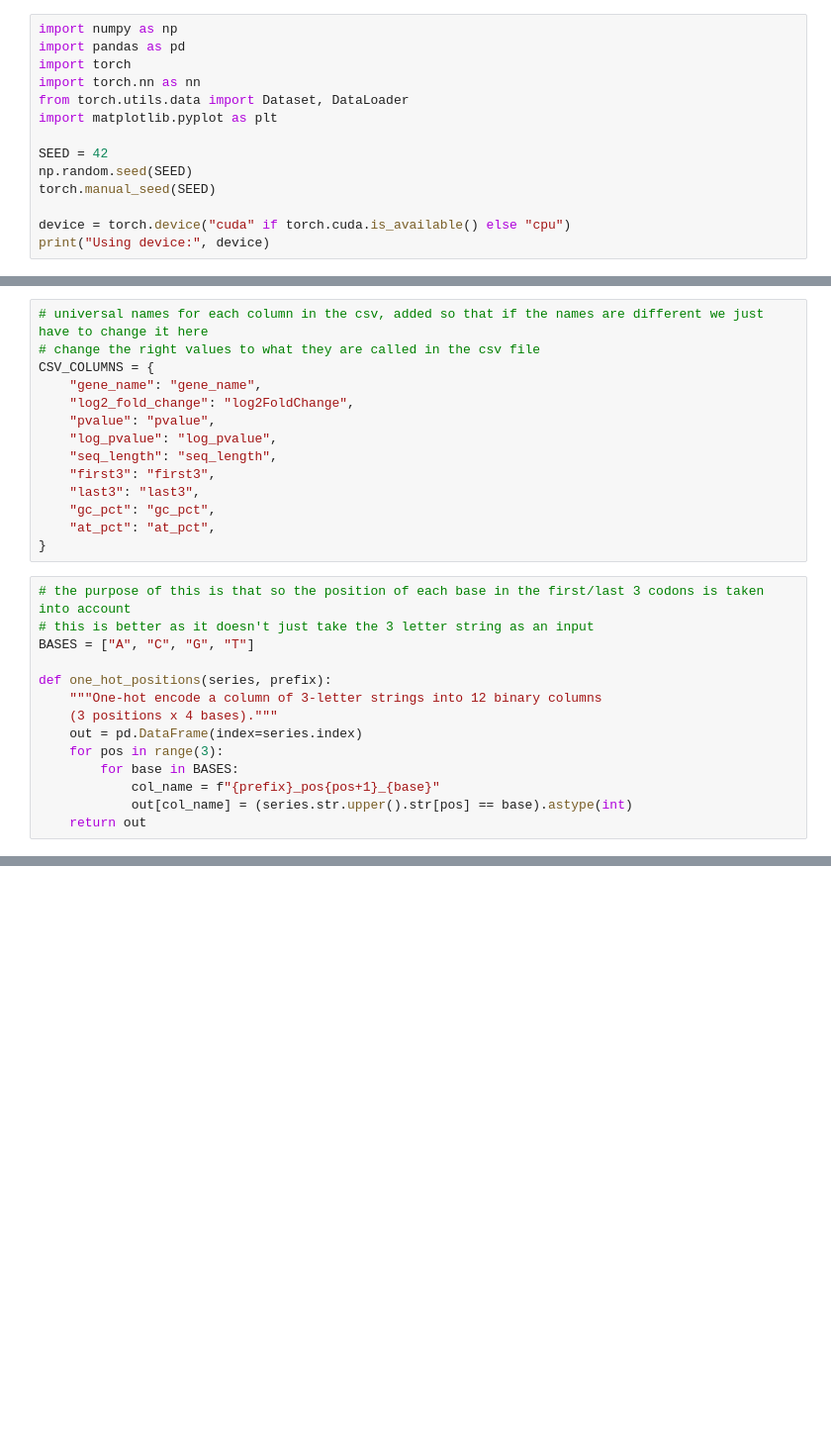
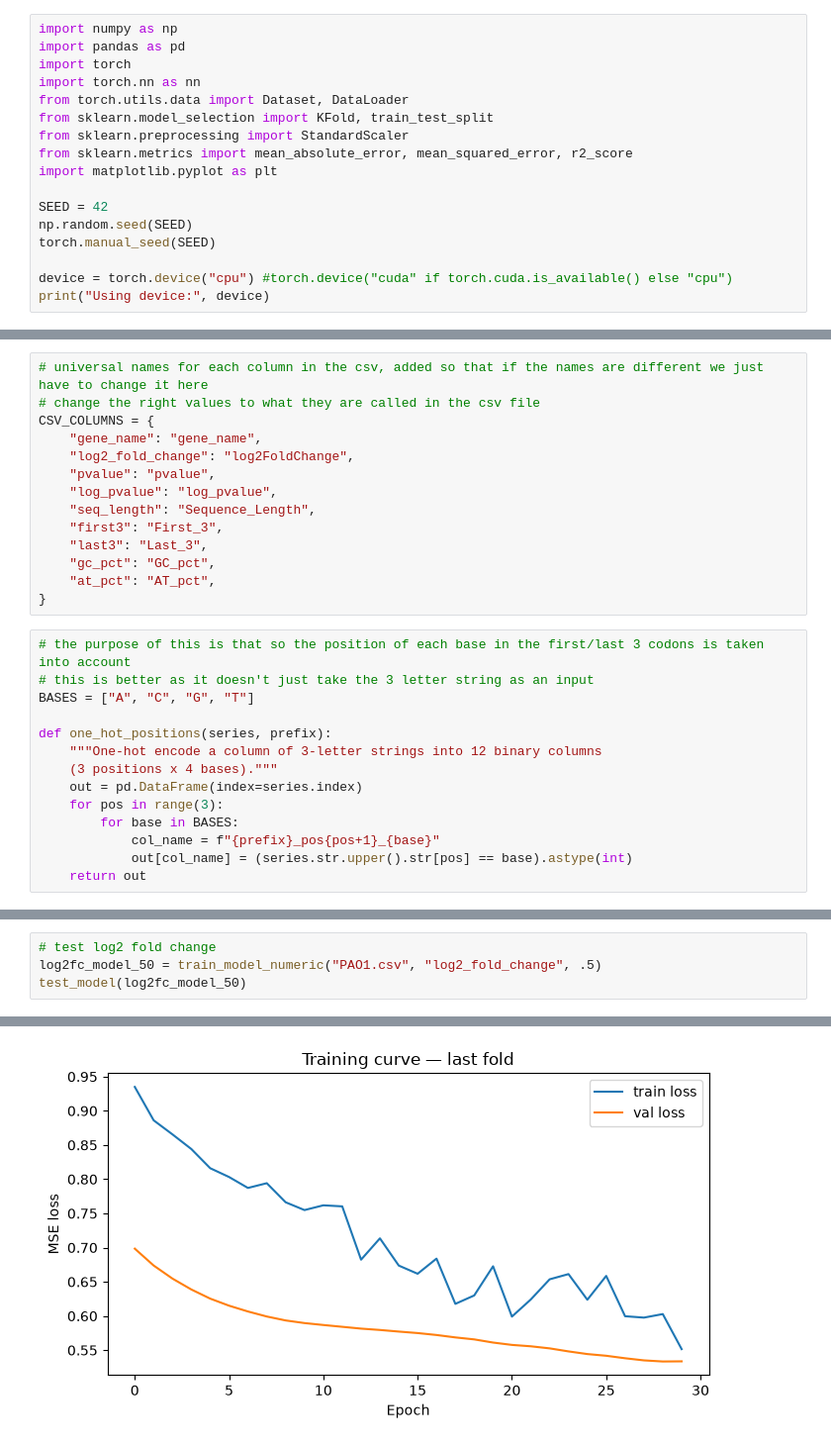
Before and after one commit to rcs227/cse190_ncbi_research, a Jupyter notebook: neural.ipynb, the cells around one changed output, grey strips where cells are left out. Shown at 99% size. Saved outputs shown, nothing was run; the diff lists cells and outputs as text; blank space fills up the shorter version.

Commit message:
created neural network program that can make models to predict different fields

```diff
--- a/neural.ipynb
+++ b/neural.ipynb
@@ -4,12 +4,15 @@ import pandas as pd
 import torch
 import torch.nn as nn
 from torch.utils.data import Dataset, DataLoader
+from sklearn.model_selection import KFold, train_test_split
+from sklearn.preprocessing import StandardScaler
+from sklearn.metrics import mean_absolute_error, mean_squared_error, r2_score
 import matplotlib.pyplot as plt
 
 SEED = 42
 np.random.seed(SEED)
 torch.manual_seed(SEED)
 
-device = torch.device("cuda" if torch.cuda.is_available() else "cpu")
+device = torch.device("cpu") #torch.device("cuda" if torch.cuda.is_available() else "cpu")
 print("Using device:", device)
 # %% [output]
@@ -22,11 +25,11 @@ CSV_COLUMNS = {
     "log2_fold_change": "log2FoldChange",
     "pvalue": "pvalue",
     "log_pvalue": "log_pvalue",
-    "seq_length": "seq_length",
-    "first3": "first3",
-    "last3": "last3",
-    "gc_pct": "gc_pct",
-    "at_pct": "at_pct",
+    "seq_length": "Sequence_Length",
+    "first3": "First_3",
+    "last3": "Last_3",
+    "gc_pct": "GC_pct",
+    "at_pct": "AT_pct",
 }
 # %%
 # the purpose of this is that so the position of each base in the first/last 3 codons is taken into account
@@ -75,0 +448,5 @@ def train_model_log2fc(input_file, data_pct):
+# %%
+# test log2 fold change
+log2fc_model_50 = train_model_numeric("PAO1.csv", "log2_fold_change", .5)
+test_model(log2fc_model_50)
+# %% [output]
@@ -75,0 +470 @@ def train_model_log2fc(input_file, data_pct):
+[figure, added]
```
Also changed, not shown: parts of 9 cells of this notebook.
